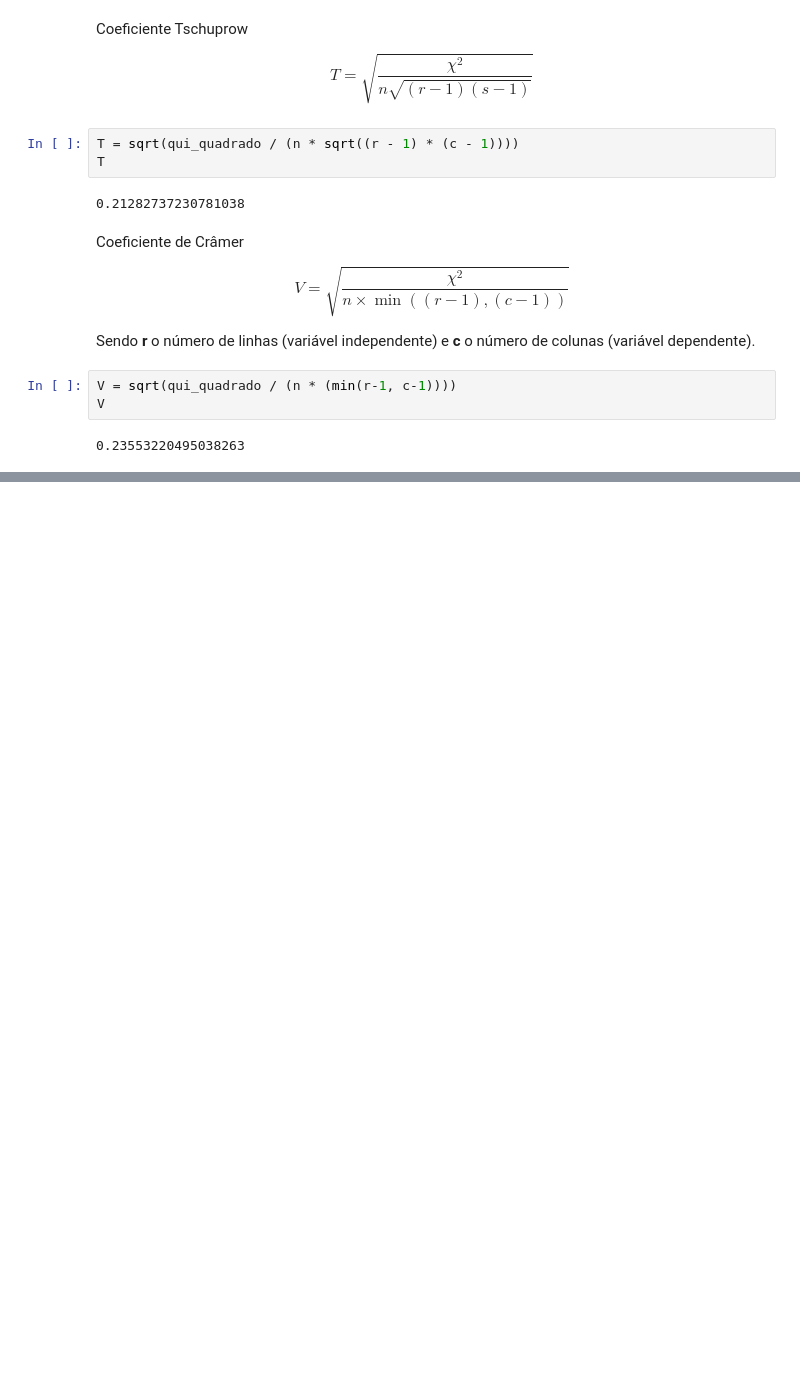
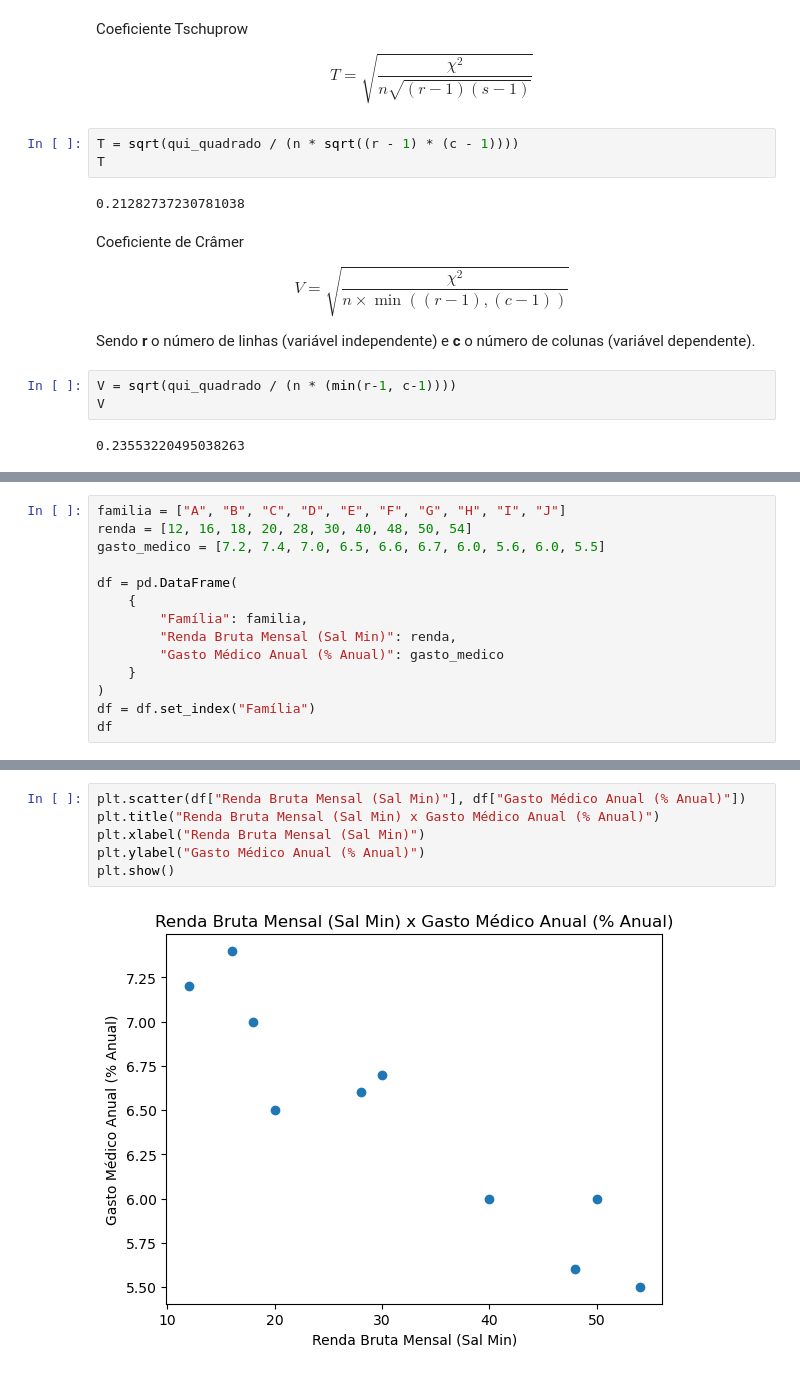
Before and after one commit to BrunoOlivei/estatistica, a Jupyter notebook: Estatística Básica/4_analise_bidimensional.ipynb, the cells around one changed output, grey strips where cells are left out. Cells and saved outputs as stored; diff of their text form; blank space fills up the shorter version.

```diff
--- a/Estatística Básica/4_analise_bidimensional.ipynb
+++ b/Estatística Básica/4_analise_bidimensional.ipynb
@@ -163,0 +204,14 @@ V
+# %%
+familia = ["A", "B", "C", "D", "E", "F", "G", "H", "I", "J"]
+renda = [12, 16, 18, 20, 28, 30, 40, 48, 50, 54]
+gasto_medico = [7.2, 7.4, 7.0, 6.5, 6.6, 6.7, 6.0, 5.6, 6.0, 5.5]
+
+df = pd.DataFrame(
+    {
+        "Família": familia,
+        "Renda Bruta Mensal (Sal Min)": renda,
+        "Gasto Médico Anual (% Anual)": gasto_medico
+    }
+)
+df = df.set_index("Família")
+df
@@ -163,0 +231,8 @@ V
+# %%
+plt.scatter(df["Renda Bruta Mensal (Sal Min)"], df["Gasto Médico Anual (% Anual)"])
+plt.title("Renda Bruta Mensal (Sal Min) x Gasto Médico Anual (% Anual)")
+plt.xlabel("Renda Bruta Mensal (Sal Min)")
+plt.ylabel("Gasto Médico Anual (% Anual)")
+plt.show()
+# %% [output]
+[figure, added]
```
Also changed, not shown: parts of 8 cells of this notebook, 4 other files.
